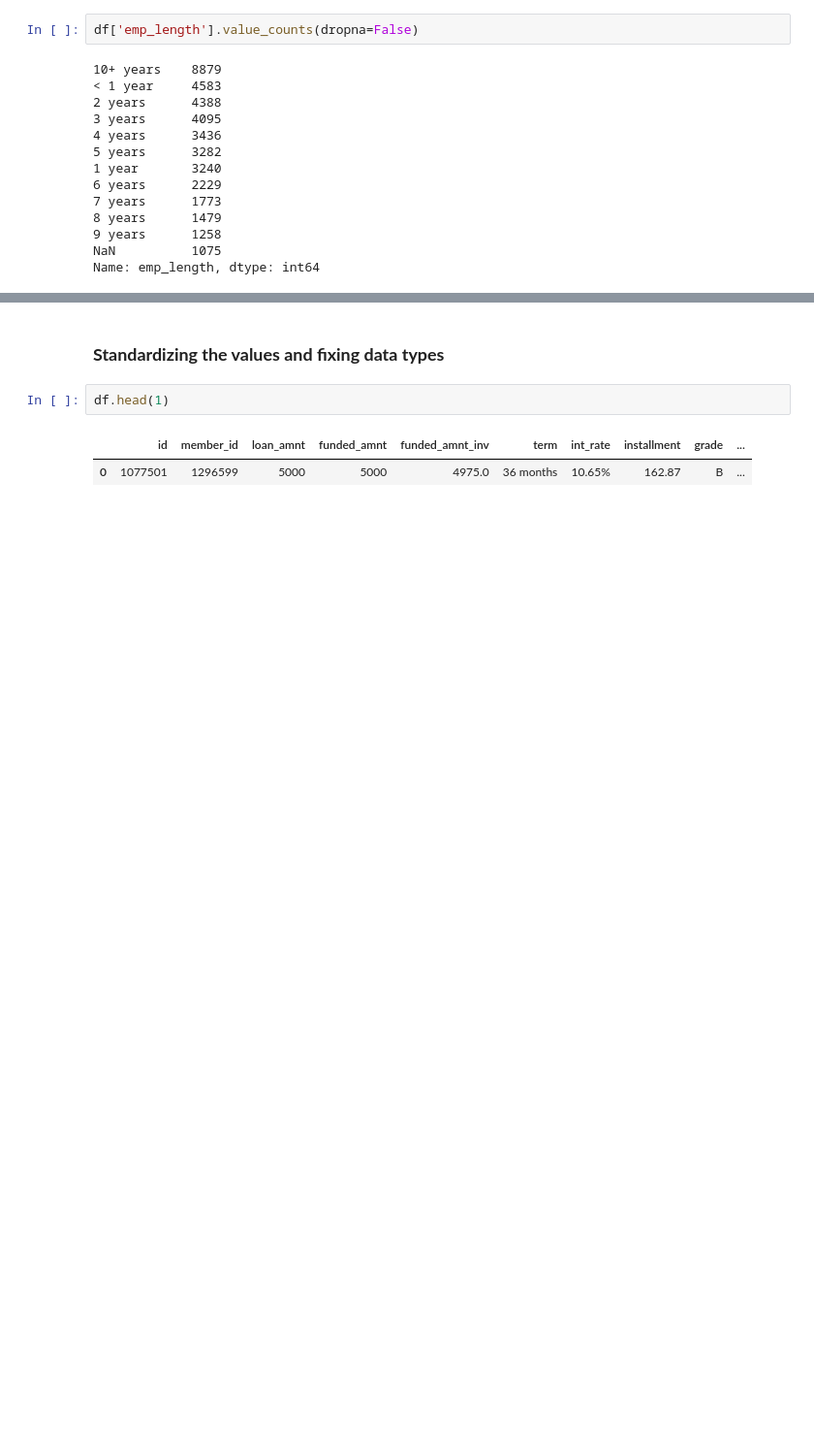
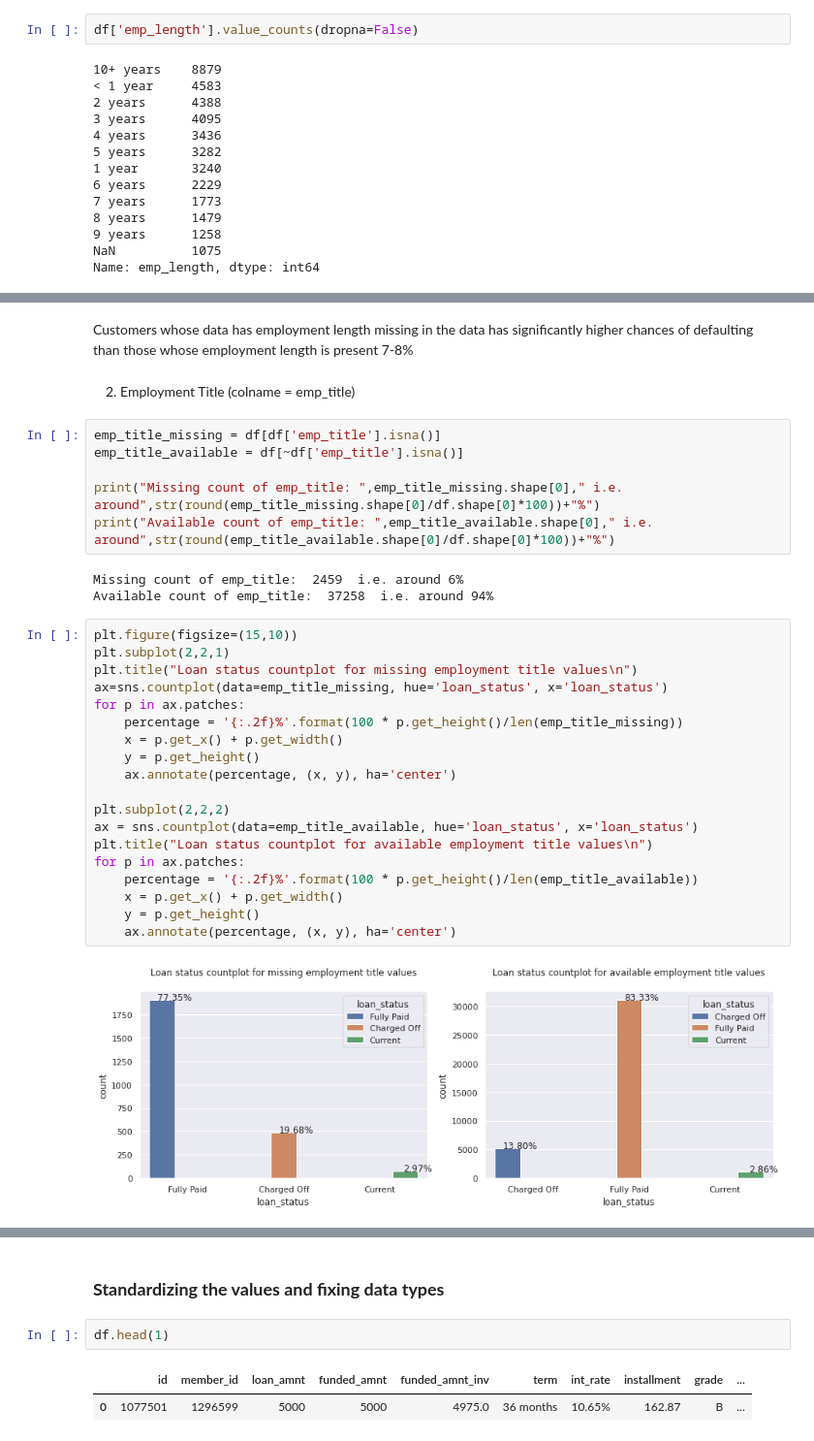
Before and after one commit to G-Slient/fraud_detection, a Jupyter notebook: Lending_Case_Study.ipynb, the cells around one changed output, grey strips where cells are left out. Shown at 97% size. Saved outputs shown, nothing was run; the diff lists cells and outputs as text; blank space fills up the shorter version.

```diff
--- a/Lending_Case_Study.ipynb
+++ b/Lending_Case_Study.ipynb
@@ -188,0 +210,34 @@ df['emp_length'] = df['emp_length'].apply(lambda x : "0 year" if pd.isna(x) else
+# %% [markdown]
+Customers whose data has employment length missing in the data has significantly higher chances of defaulting than those whose employment length is present 7-8%
+# %% [markdown]
+2. Employment Title (colname = emp_title)
+# %%
+emp_title_missing = df[df['emp_title'].isna()]
+emp_title_available = df[~df['emp_title'].isna()]
+
+print("Missing count of emp_title: ",emp_title_missing.shape[0]," i.e. around",str(round(emp_title_missing.shape[0]/df.shape[0]*100))+"%")
+print("Available count of emp_title: ",emp_title_available.shape[0]," i.e. around",str(round(emp_title_available.shape[0]/df.shape[0]*100))+"%")
+# %% [output]
+Missing count of emp_title:  2459  i.e. around 6%
+Available count of emp_title:  37258  i.e. around 94%
+# %%
+plt.figure(figsize=(15,10))
+plt.subplot(2,2,1)
+plt.title("Loan status countplot for missing employment title values\n")
+ax=sns.countplot(data=emp_title_missing, hue='loan_status', x='loan_status')
+for p in ax.patches:
+    percentage = '{:.2f}%'.format(100 * p.get_height()/len(emp_title_missing))
+    x = p.get_x() + p.get_width()
+    y = p.get_height()
+    ax.annotate(percentage, (x, y), ha='center')
+
+plt.subplot(2,2,2)
+ax = sns.countplot(data=emp_title_available, hue='loan_status', x='loan_status')
+plt.title("Loan status countplot for available employment title values\n")
+for p in ax.patches:
+    percentage = '{:.2f}%'.format(100 * p.get_height()/len(emp_title_available))
+    x = p.get_x() + p.get_width()
+    y = p.get_height()
+    ax.annotate(percentage, (x, y), ha='center')
+# %% [output]
+[figure, added]
```
Also changed, not shown: parts of 45 cells of this notebook.
